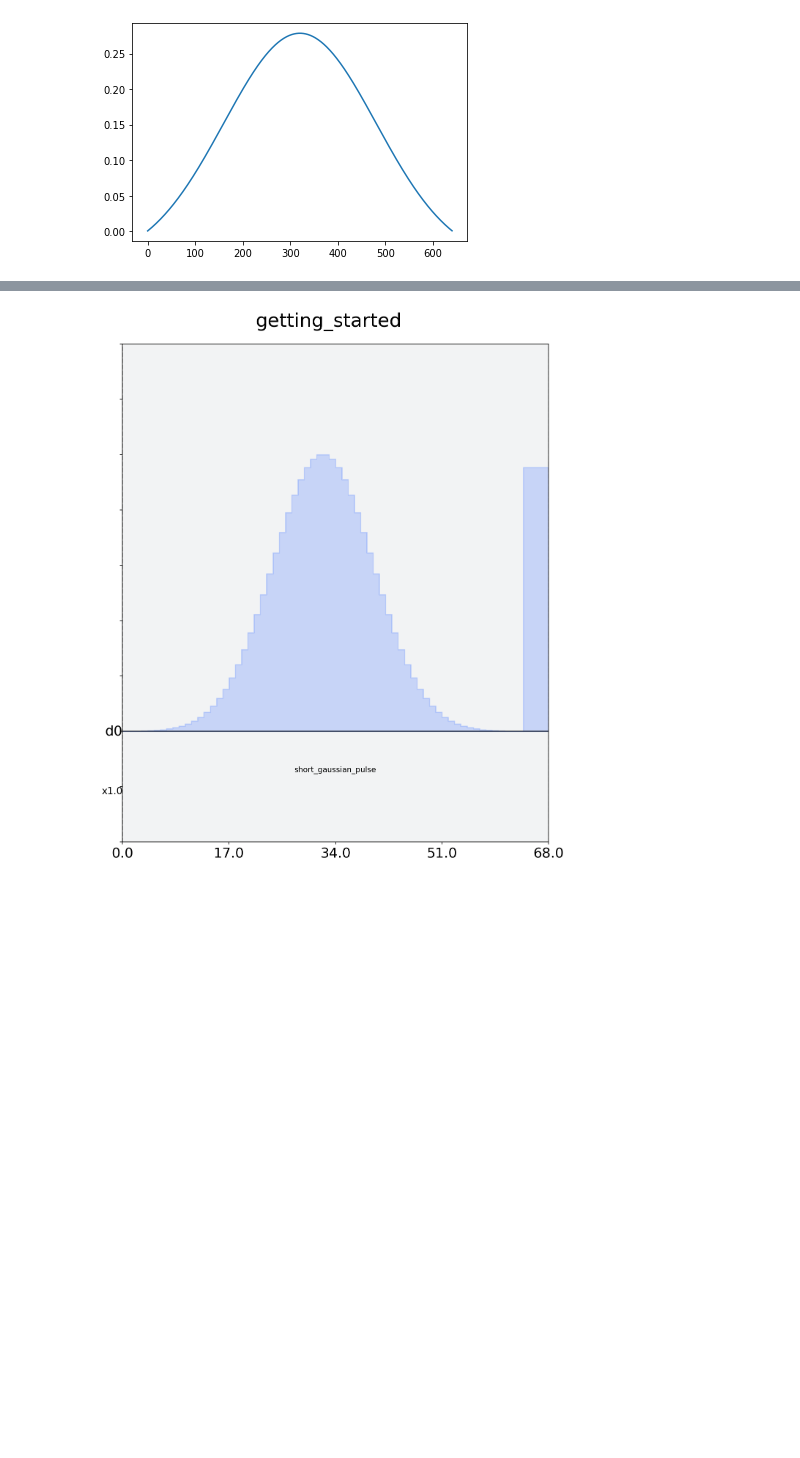
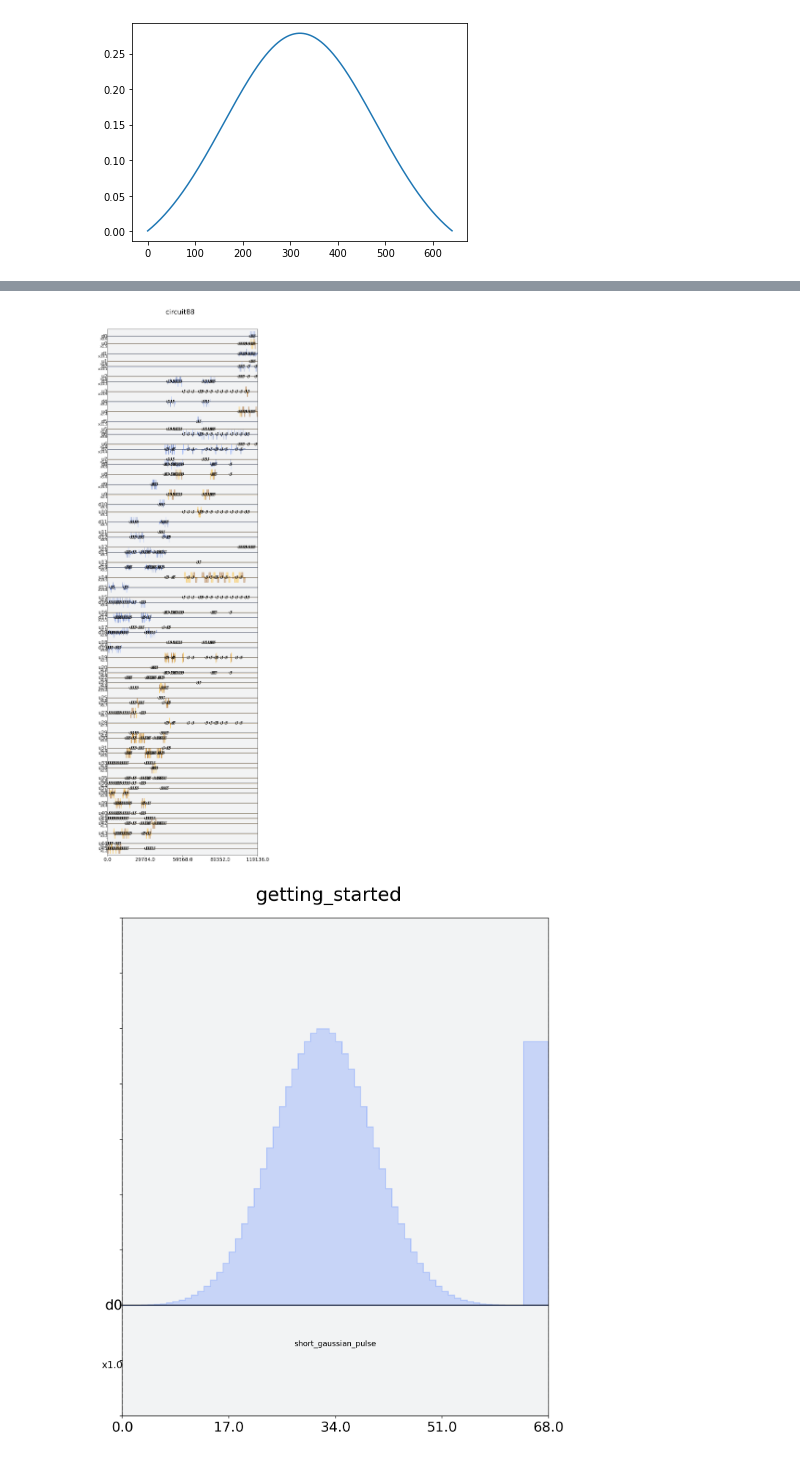
Before and after one commit to adgt/pulsemaker, a Jupyter notebook: general-playground/pulse_sandbox.ipynb, the cells around one changed output, grey strips where cells are left out. Cells and saved outputs as stored; diff of their text form; code cells hidden in the pictures; blank space fills up the shorter version.

```diff
--- a/general-playground/pulse_sandbox.ipynb
+++ b/general-playground/pulse_sandbox.ipynb
@@ -417,3 +434,10 @@ plt.plot(t,np.imag(a))
+# %%
+style = SchedStyle(figsize=(10.0, 36.0))
+schedule = build_schedule(transpiled_circ, backend)
+#schedule.draw(plot_range=[0,2500])
+schedule.draw(style=style)
+# %% [output]
+[figure, added]
 # %%
 wf_list = [0.00043, 0.0007 , 0.00112, 0.00175, 0.00272, 0.00414, 0.00622,
                         0.00919, 0.01337, 0.01916, 0.02702, 0.03751, 0.05127, 0.06899,
```
Also changed, not shown: parts of 7 cells of this notebook, 3 other files.
